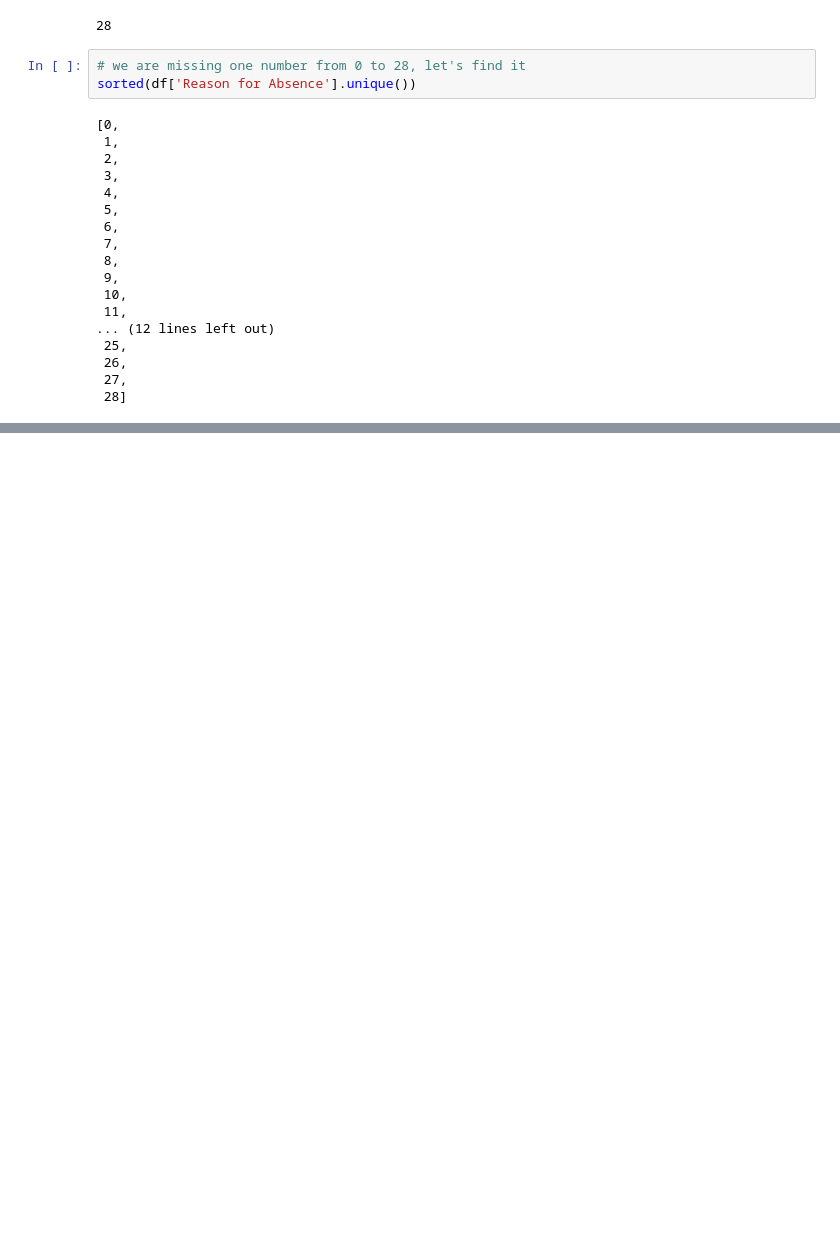
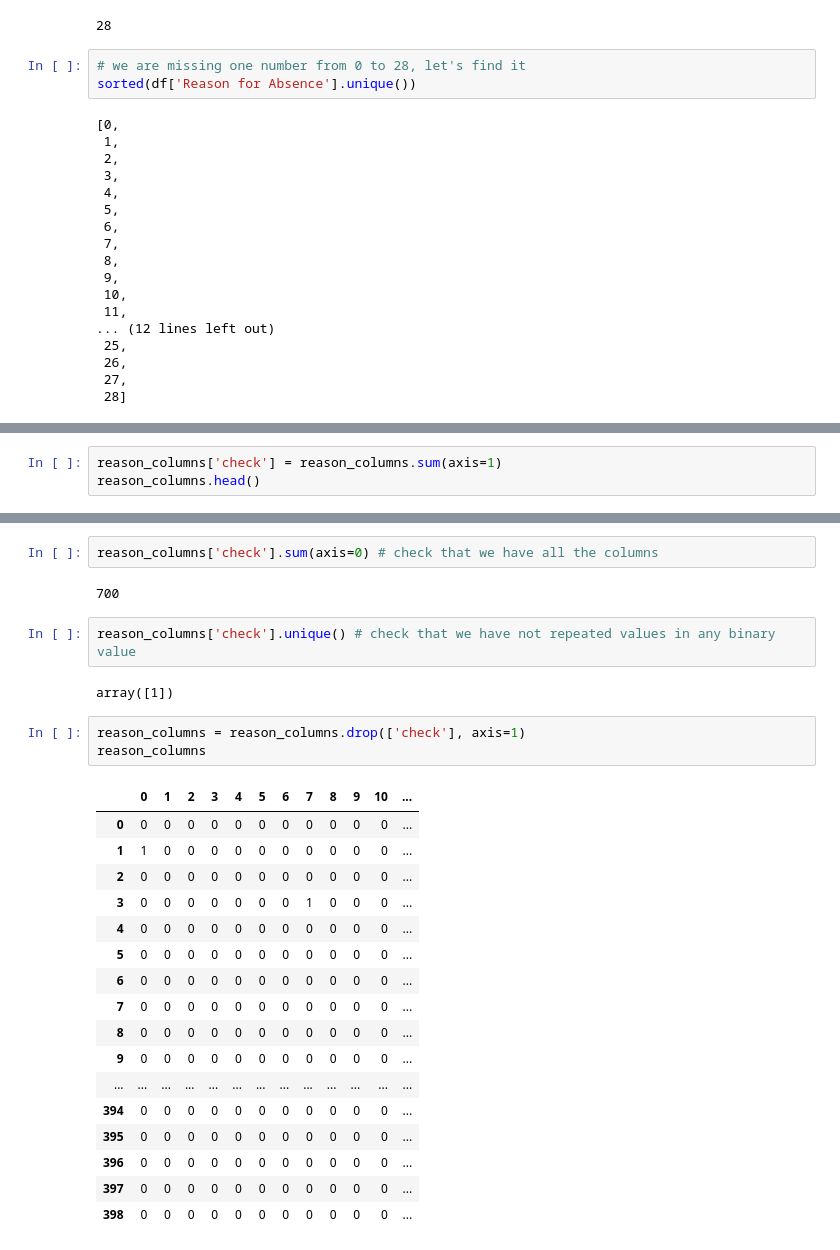
Before and after one commit to abel672/data-science-bootcamp-365, a Jupyter notebook: Section-33-Data-Absentism/00-Absenteeism-exercise.ipynb, the cells around one changed output, grey strips where cells are left out. Saved outputs shown, nothing was run; the diff lists cells and outputs as text; blank space fills up the shorter version.

```diff
--- a/Section-33-Data-Absentism/00-Absenteeism-exercise.ipynb
+++ b/Section-33-Data-Absentism/00-Absenteeism-exercise.ipynb
@@ -137,0 +160,3 @@ sorted(df['Reason for Absence'].unique())
+# %%
+reason_columns['check'] = reason_columns.sum(axis=1)
+reason_columns.head()
@@ -137,0 +170,29 @@ sorted(df['Reason for Absence'].unique())
+# %%
+reason_columns['check'].sum(axis=0) # check that we have all the columns
+# %% [output]
+700
+# %%
+reason_columns['check'].unique() # check that we have not repeated values in any binary value
+# %% [output]
+array([1])
+# %%
+reason_columns = reason_columns.drop(['check'], axis=1)
+reason_columns
+# %% [output]
+|  | 0 | 1 | 2 | 3 | 4 | 5 | 6 | 7 | 8 | 9 | 10 | ... |
+| 0 | 0 | 0 | 0 | 0 | 0 | 0 | 0 | 0 | 0 | 0 | 0 | ... |
+| 1 | 1 | 0 | 0 | 0 | 0 | 0 | 0 | 0 | 0 | 0 | 0 | ... |
+| 2 | 0 | 0 | 0 | 0 | 0 | 0 | 0 | 0 | 0 | 0 | 0 | ... |
+| 3 | 0 | 0 | 0 | 0 | 0 | 0 | 0 | 1 | 0 | 0 | 0 | ... |
+| 4 | 0 | 0 | 0 | 0 | 0 | 0 | 0 | 0 | 0 | 0 | 0 | ... |
+| 5 | 0 | 0 | 0 | 0 | 0 | 0 | 0 | 0 | 0 | 0 | 0 | ... |
+| 6 | 0 | 0 | 0 | 0 | 0 | 0 | 0 | 0 | 0 | 0 | 0 | ... |
+| 7 | 0 | 0 | 0 | 0 | 0 | 0 | 0 | 0 | 0 | 0 | 0 | ... |
+| 8 | 0 | 0 | 0 | 0 | 0 | 0 | 0 | 0 | 0 | 0 | 0 | ... |
+| 9 | 0 | 0 | 0 | 0 | 0 | 0 | 0 | 0 | 0 | 0 | 0 | ... |
+| ... | ... | ... | ... | ... | ... | ... | ... | ... | ... | ... | ... | ... |
+| 394 | 0 | 0 | 0 | 0 | 0 | 0 | 0 | 0 | 0 | 0 | 0 | ... |
+| 395 | 0 | 0 | 0 | 0 | 0 | 0 | 0 | 0 | 0 | 0 | 0 | ... |
+| 396 | 0 | 0 | 0 | 0 | 0 | 0 | 0 | 0 | 0 | 0 | 0 | ... |
+| 397 | 0 | 0 | 0 | 0 | 0 | 0 | 0 | 0 | 0 | 0 | 0 | ... |
+| 398 | 0 | 0 | 0 | 0 | 0 | 0 | 0 | 0 | 0 | 0 | 0 | ... |
```
Also changed, not shown: parts of 3 cells of this notebook.
